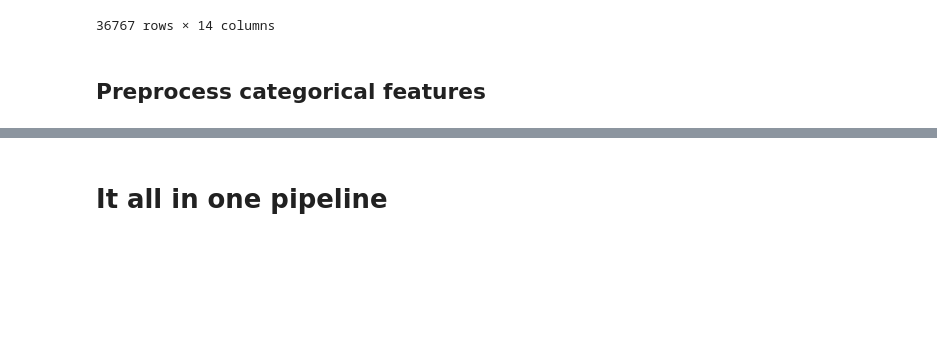
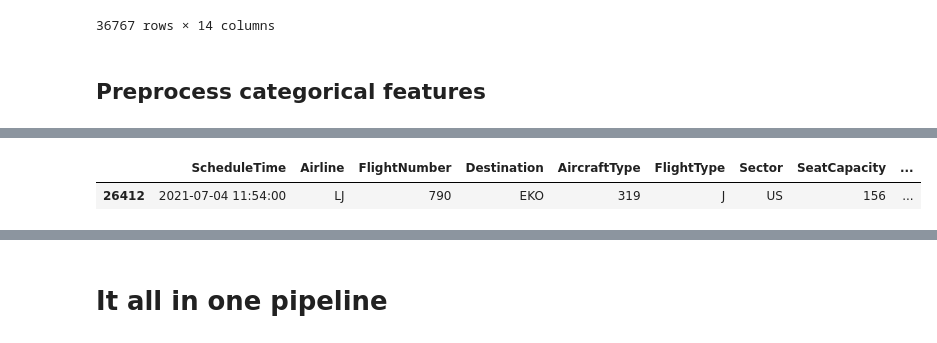
Before and after one commit to augustsemrau/02582case1, a Jupyter notebook: notebooks/data_preprocessing.ipynb, the cells around one changed output, grey strips where cells are left out. Drawn from its saved outputs; the diff is of its cells as text; code cells hidden in the pictures; blank space fills up the shorter version.

```diff
--- a/notebooks/data_preprocessing.ipynb
+++ b/notebooks/data_preprocessing.ipynb
@@ -140,3 +147,8 @@ X.describe(include = ['int64','object'])
+# %%
+X[X.groupby(by='MinuteOfHour').MinuteOfHour.transform(len) == 1]
+# %% [output]
+|  | ScheduleTime | Airline | FlightNumber | Destination | AircraftType | FlightType | Sector | SeatCapacity | ... |
+| 26412 | 2021-07-04 11:54:00 | LJ | 790 | EKO | 319 | J | US | 156 | ... |
 # %%
 ### Make one-hot-encodings for the columns which have few categories
 
```
Also changed, not shown: parts of 6 cells of this notebook, 1 other file.
